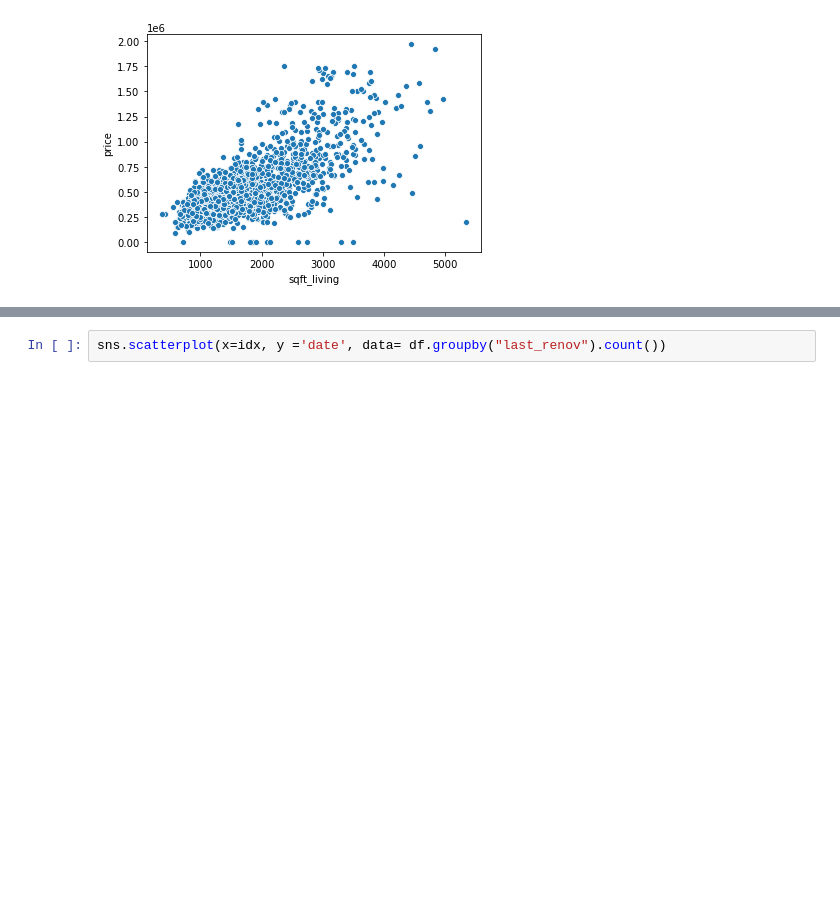
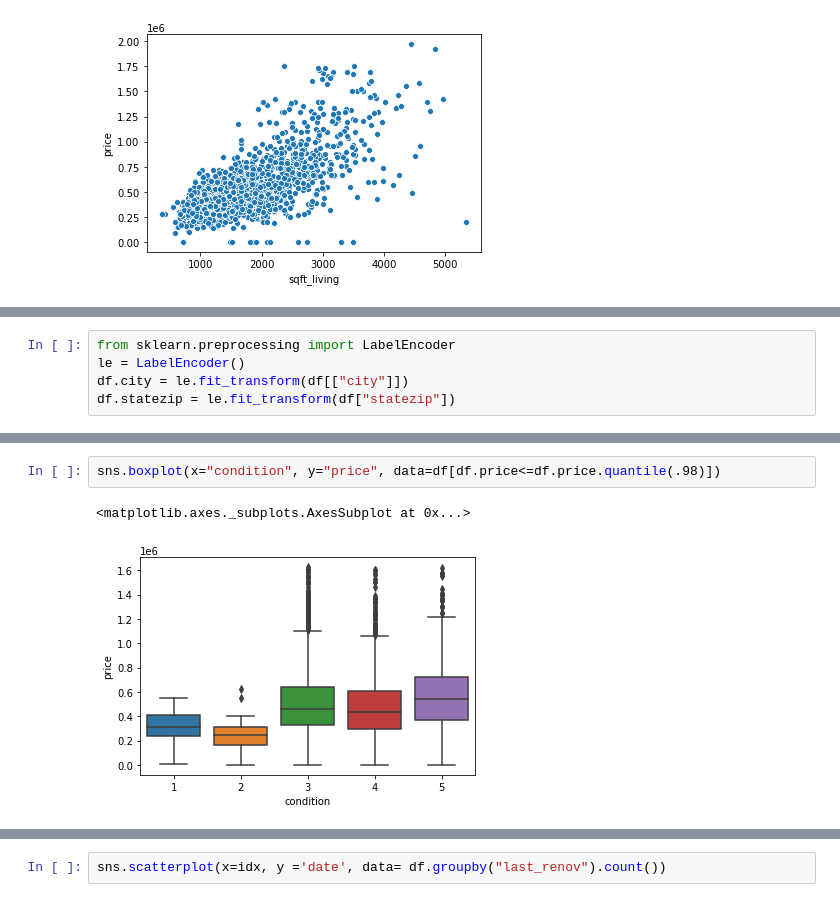
Before and after one commit to CodeSigma/Learn-Data-Science, a Jupyter notebook: house-pricing.ipynb, the cells around one changed output, grey strips where cells are left out. Cells and saved outputs as stored; diff of their text form; blank space fills up the shorter version.

```diff
--- a/house-pricing.ipynb
+++ b/house-pricing.ipynb
@@ -166,0 +166,5 @@ Int64Index([1900, 1901, 1902, 1903, 1904, 1905, 1906, 1907, 1908, 1910,
+# %%
+from sklearn.preprocessing import LabelEncoder
+le = LabelEncoder()
+df.city = le.fit_transform(df[["city"]])
+df.statezip = le.fit_transform(df["statezip"])
@@ -166,0 +237,5 @@ Int64Index([1900, 1901, 1902, 1903, 1904, 1905, 1906, 1907, 1908, 1910,
+# %%
+sns.boxplot(x="condition", y="price", data=df[df.price<=df.price.quantile(.98)])
+# %% [output]
+<matplotlib.axes._subplots.AxesSubplot at 0x...>
+[figure, added]
```
Also changed, not shown: parts of 37 cells of this notebook.
